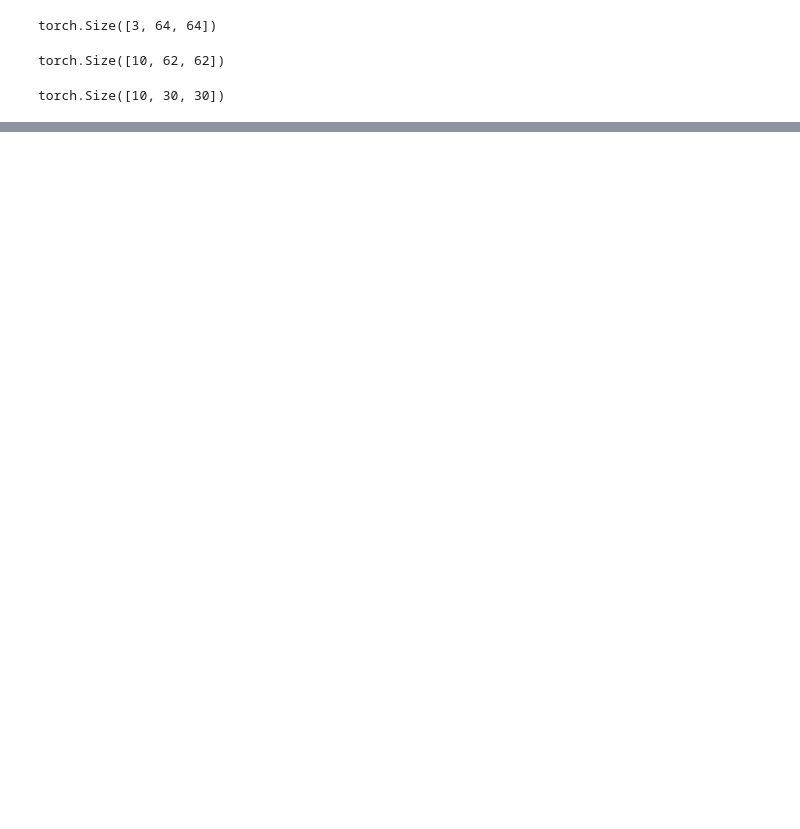
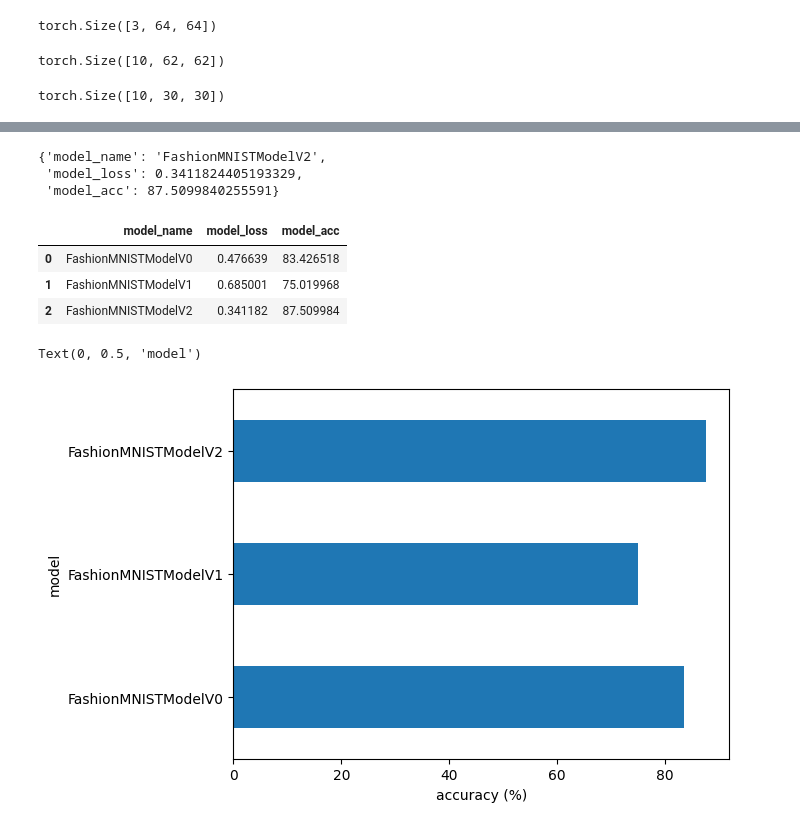
Before and after one commit to riaz/Juggernaut, a Jupyter notebook: courses/zero_to_mastery_pytorch/pytorch_computer_vision.ipynb, the cells around one changed output, grey strips where cells are left out. Cells and saved outputs as stored; diff of their text form; code cells hidden in the pictures; blank space fills up the shorter version.

```diff
--- a/courses/zero_to_mastery_pytorch/pytorch_computer_vision.ipynb
+++ b/courses/zero_to_mastery_pytorch/pytorch_computer_vision.ipynb
@@ -624,7 +608,3 @@ FashionMNISTModelV2(
     (1): Linear(in_features=490, out_features=10, bias=True)
   )
 )
-# %%
-model_2 = FashionMNISTModelV2()
-model_2.to(device)
-model_2
@@ -857,0 +814,5 @@ NameError: name 'train_dataloader' is not defined
+# %%
+## Setting up a loss function and optimizer for model_2
+
+loss_fn = nn.CrossEntropyLoss()
+optimizer = torch.optim.SGD(params=model_2.parameters(), lr=0.1)
@@ -857,0 +859,42 @@ NameError: name 'train_dataloader' is not defined
+# %%
+### Evaluating the model_2 with the eval script
+
+model_2_results = eval_model(
+    model=model_2,
+    data_loader=test_dataloader,
+    loss_fn = loss_fn,
+    accuracy_fn = accuracy_fn
+)
+
+model_2_results
+# %% [output]
+{'model_name': 'FashionMNISTModelV2',
+ 'model_loss': 0.3411824405193329,
+ 'model_acc': 87.5099840255591}
+# %%
+### Comparing the model results and training times
+
+"""
+Summary:
+1. model_0 - 2 Linear models
+2. model_1 - linear layer + non-linear activations (ReLU)
+3. model_2 - CNN model based on TinyVGG architecture
+
+"""
+
+import pandas as pd
+compare_results = pd.DataFrame([model_0_results, model_1_results, model_2_results])
+compare_results
+# %% [output]
+|  | model_name | model_loss | model_acc |
+| 0 | FashionMNISTModelV0 | 0.476639 | 83.426518 |
+| 1 | FashionMNISTModelV1 | 0.685001 | 75.019968 |
+| 2 | FashionMNISTModelV2 | 0.341182 | 87.509984 |
+# %%
+## Visualizing the model results
+compare_results.set_index("model_name")["model_acc"].plot(kind="barh")
+plt.xlabel("accuracy (%)")
+plt.ylabel("model")
+# %% [output]
+Text(0, 0.5, 'model')
+[figure, added]
```
Also changed, not shown: parts of 32 cells of this notebook, 1 other file.
